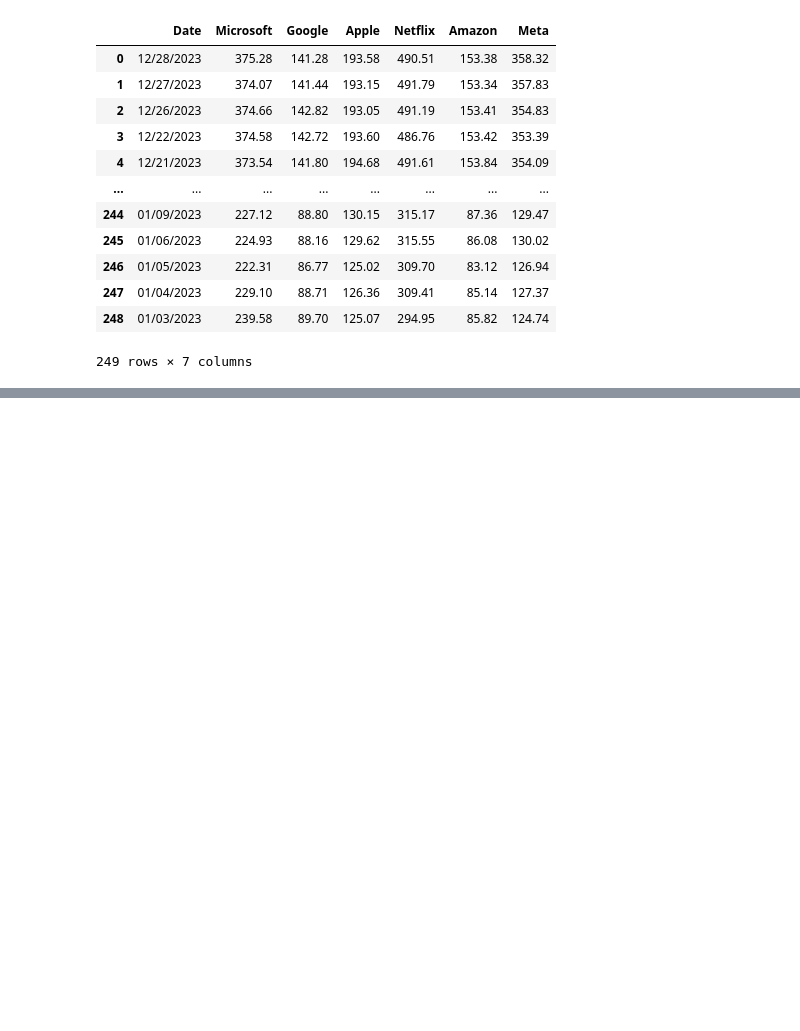
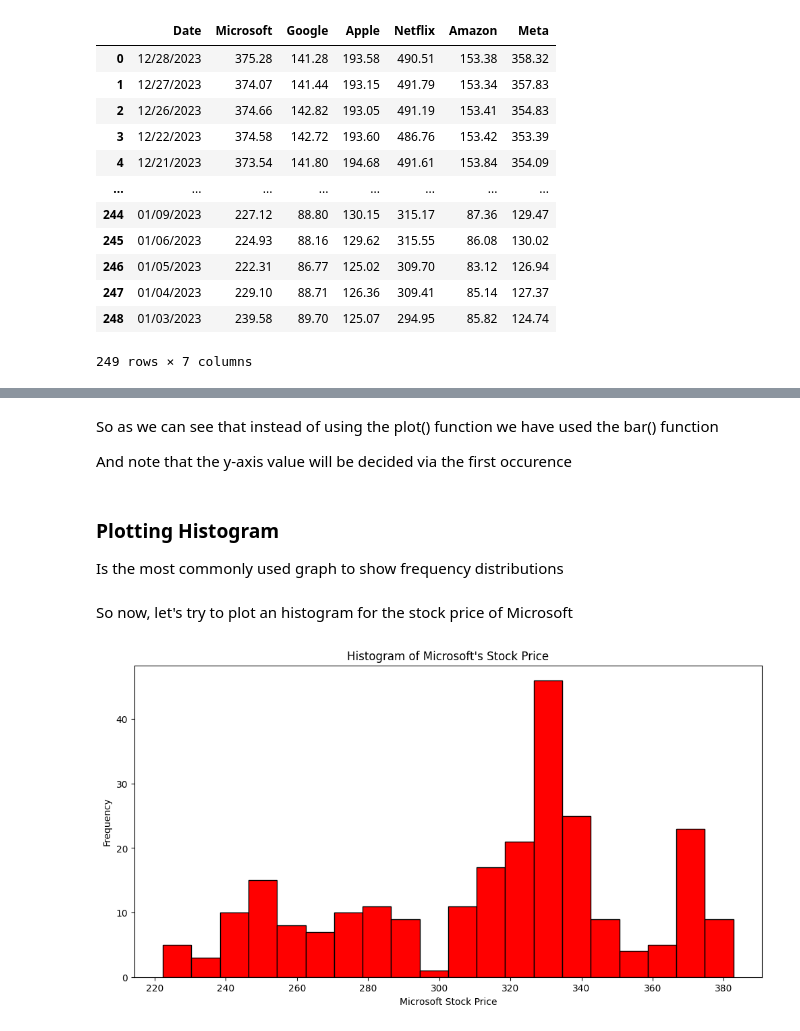
Before and after one commit to adityapandey23/TRC_ML_Bootcamp, a Jupyter notebook: TRC_Matplotlib_day_2_&_day_3.ipynb, the cells around one changed output, grey strips where cells are left out. Drawn from its saved outputs; the diff is of its cells as text; code cells hidden in the pictures; blank space fills up the shorter version.

```diff
--- a/TRC_Matplotlib_day_2_&_day_3.ipynb
+++ b/TRC_Matplotlib_day_2_&_day_3.ipynb
@@ -66,0 +160,19 @@ stock_prices
+# %% [markdown]
+So as we can see that instead of using the plot() function we have used the bar() function
+
+And note that the y-axis value will be decided via the first occurence
+# %% [markdown]
+### Plotting Histogram
+
+Is the most commonly used graph to show frequency distributions
+# %% [markdown]
+So now, let's try to plot an histogram for the stock price of Microsoft
+# %%
+plt.figure(figsize=(12,6))
+plt.hist(stock_prices["Microsoft"],bins = 20, color = "red", edgecolor = "black")
+plt.xlabel("Microsoft Stock Price")
+plt.ylabel("Frequency")
+plt.title("Histogram of Microsoft's Stock Price")
+plt.show()
+# %% [output]
+[figure, added]
```
Also changed, not shown: parts of 24 cells of this notebook.
